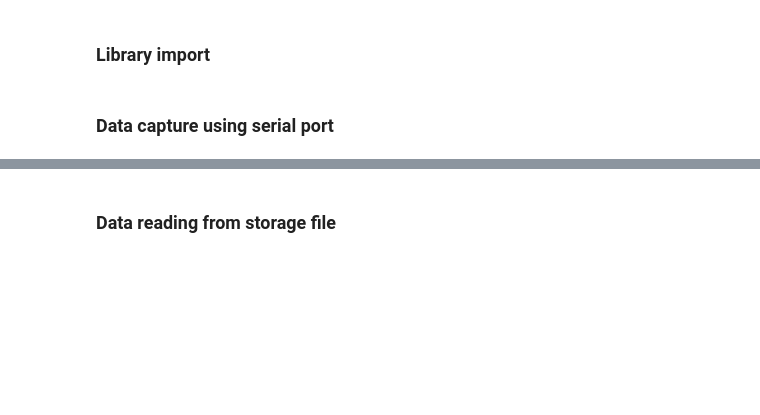
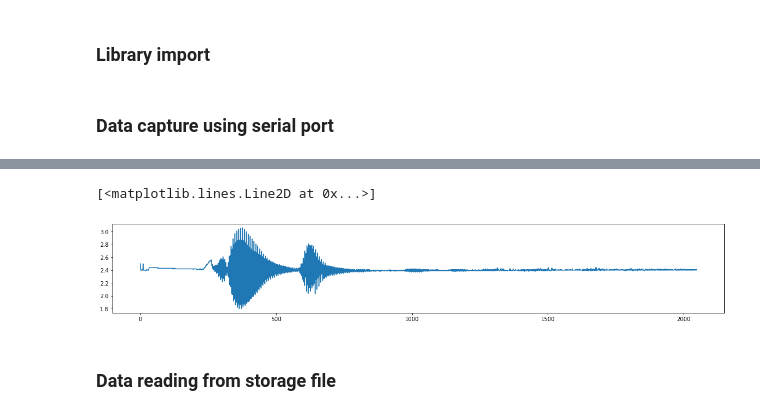
Before and after one commit to Juanpmartinez180/Data-Science-Projects, a Jupyter notebook: ultrasonic_radar/arduino/serial_read.ipynb, the cells around one changed output, grey strips where cells are left out. Cells and saved outputs as stored; diff of their text form; code cells hidden in the pictures; blank space fills up the shorter version.

```diff
--- a/ultrasonic_radar/arduino/serial_read.ipynb
+++ b/ultrasonic_radar/arduino/serial_read.ipynb
@@ -57,3 +74,40 @@ ser.close()
+# %%
+### Define constants
+samples_to_capture = 1
+serial_length = 2048  # Length of the serial comm message
+n_sensors = 3  #  Number of sensors
+
+### Initiate serial port communications
+ser = serial.Serial('/dev/ttyACM0', baudrate=115200)
+ser.flushInput()
+
+### Clear data tensor
+received_data = np.zeros([samples_to_capture,  # Define tensor to store captured data
+                          n_sensors,
+                          serial_length])
+
+for i in range(samples_to_capture):
+    for j in range(n_sensors):
+        temp_data = []  # To store temporal data
+
+        for k in range(serial_length):
+            line = ser.readline()  # Read serial port input data
+            if line:
+                string = line.decode() # Decode serial data
+                temp_data.append(string.split('\r')[0])  # Save data to temporal storage
+
+        temp_data = [2.5 if (len(data)!=4) else data for data in temp_data]
+        received_data[i, j, :] = temp_data  # Move data from temporal storage to the tensor
+    file_name = "captured_data/multisensor_data/sample"+str(i)+".csv"
+    pd.DataFrame(received_data[i, :, :]).to_csv(file_name, index = False)
+ser.close()
+# %%
+### Plot a sample
+sample = received_data[0][0]
+plt.plot(np.arange(0, len(sample)), sample, label = 'Initial function')  # Plot the derivate function
+# %% [output]
+[<matplotlib.lines.Line2D at 0x...>]
+[figure, added]
 # %% [markdown]
 ### Data reading from storage file
 # %%
```
Also changed, not shown: parts of 17 cells of this notebook.
